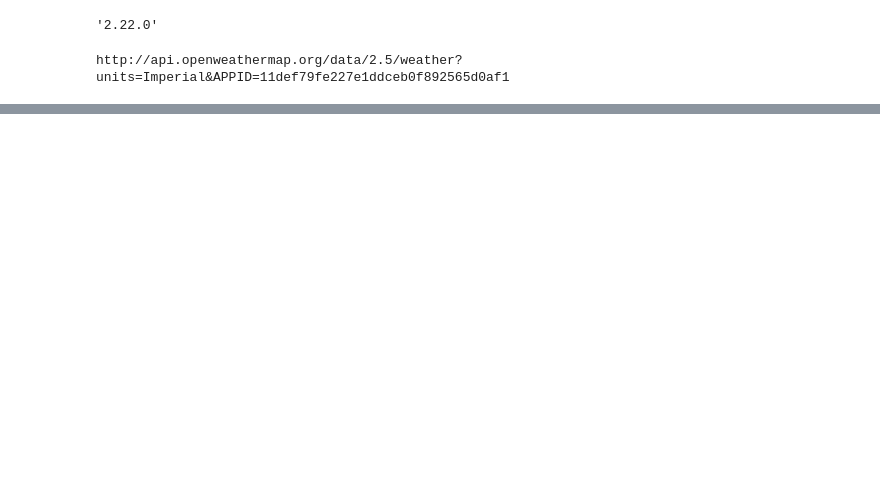
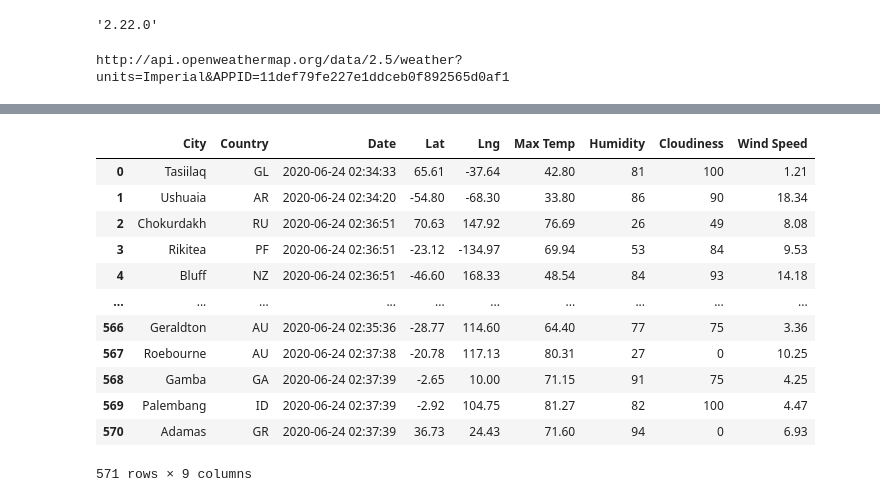
Before and after one commit to swund283/World_Weather_Analysis, a Jupyter notebook: WeatherPy.ipynb, the cells around one changed output, grey strips where cells are left out. Saved outputs shown, nothing was run; the diff lists cells and outputs as text; code cells hidden in the pictures; blank space fills up the shorter version.

```diff
--- a/WeatherPy.ipynb
+++ b/WeatherPy.ipynb
@@ -23,0 +171,10 @@ http://api.openweathermap.org/data/2.5/weather?units=Imperial&APPID=11def79fe227
+# %%
+# Loop through all the cities in our list.
+for i in range(len(cities)):
+
+    # Group cities in sets of 50 for logging purposes.
+    if (i % 50 == 0 and i >= 50):
+        set_count += 1
+        record_count = 1
+    # Create endpoint URL with each city.
+    city_url = url + "&q=" + "i"
@@ -23,0 +283,16 @@ http://api.openweathermap.org/data/2.5/weather?units=Imperial&APPID=11def79fe227
+# %%
+city_data_df
+# %% [output]
+|  | City | Country | Date | Lat | Lng | Max Temp | Humidity | Cloudiness | Wind Speed |
+| 0 | Tasiilaq | GL | 2020-06-24 02:34:33 | 65.61 | -37.64 | 42.80 | 81 | 100 | 1.21 |
+| 1 | Ushuaia | AR | 2020-06-24 02:34:20 | -54.80 | -68.30 | 33.80 | 86 | 90 | 18.34 |
+| 2 | Chokurdakh | RU | 2020-06-24 02:36:51 | 70.63 | 147.92 | 76.69 | 26 | 49 | 8.08 |
+| 3 | Rikitea | PF | 2020-06-24 02:36:51 | -23.12 | -134.97 | 69.94 | 53 | 84 | 9.53 |
+| 4 | Bluff | NZ | 2020-06-24 02:36:51 | -46.60 | 168.33 | 48.54 | 84 | 93 | 14.18 |
+| ... | ... | ... | ... | ... | ... | ... | ... | ... | ... |
+| 566 | Geraldton | AU | 2020-06-24 02:35:36 | -28.77 | 114.60 | 64.40 | 77 | 75 | 3.36 |
+| 567 | Roebourne | AU | 2020-06-24 02:37:38 | -20.78 | 117.13 | 80.31 | 27 | 0 | 10.25 |
+| 568 | Gamba | GA | 2020-06-24 02:37:39 | -2.65 | 10.00 | 71.15 | 91 | 75 | 4.25 |
+| 569 | Palembang | ID | 2020-06-24 02:37:39 | -2.92 | 104.75 | 81.27 | 82 | 100 | 4.47 |
+| 570 | Adamas | GR | 2020-06-24 02:37:39 | 36.73 | 24.43 | 71.60 | 94 | 0 | 6.93 |
+571 rows × 9 columns
```
Also changed, not shown: parts of 28 cells of this notebook.
